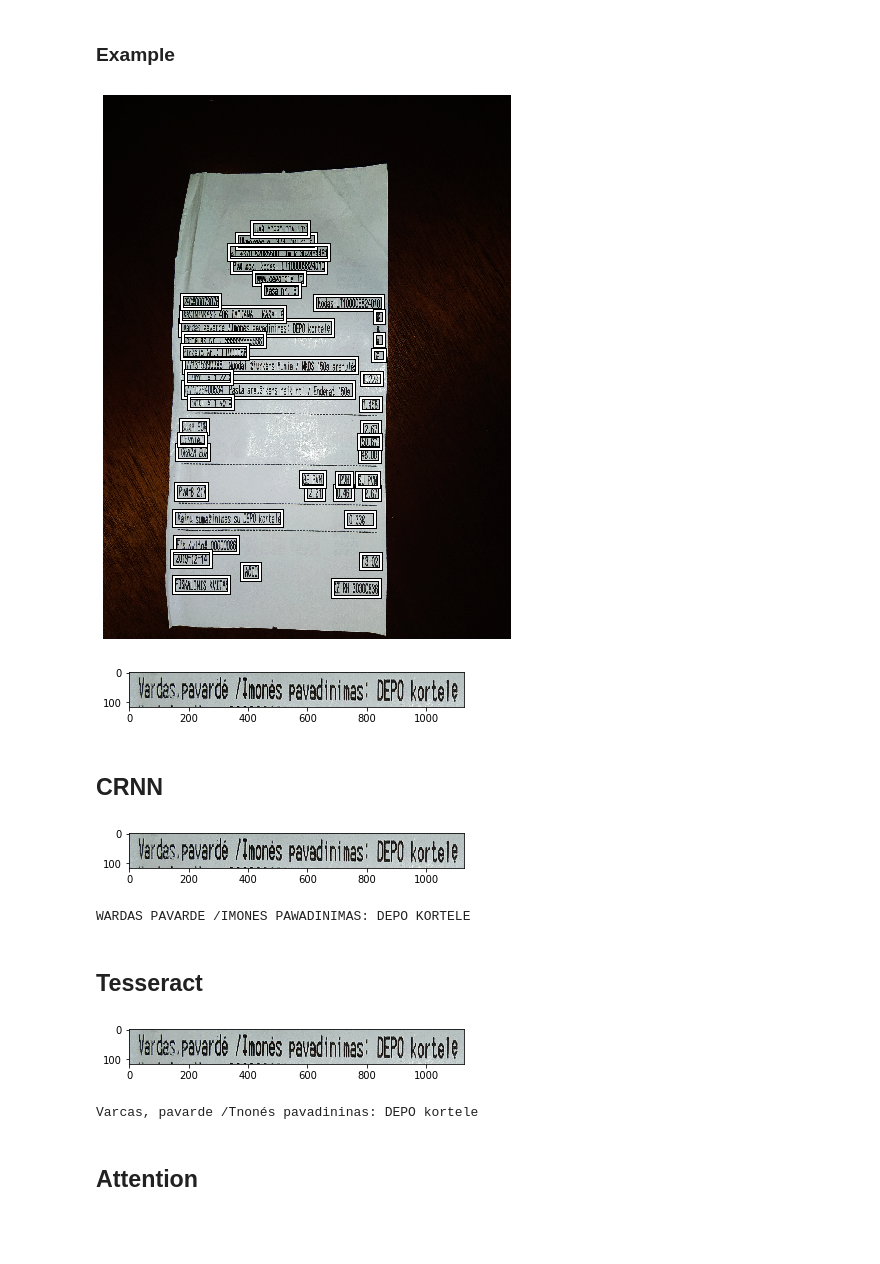
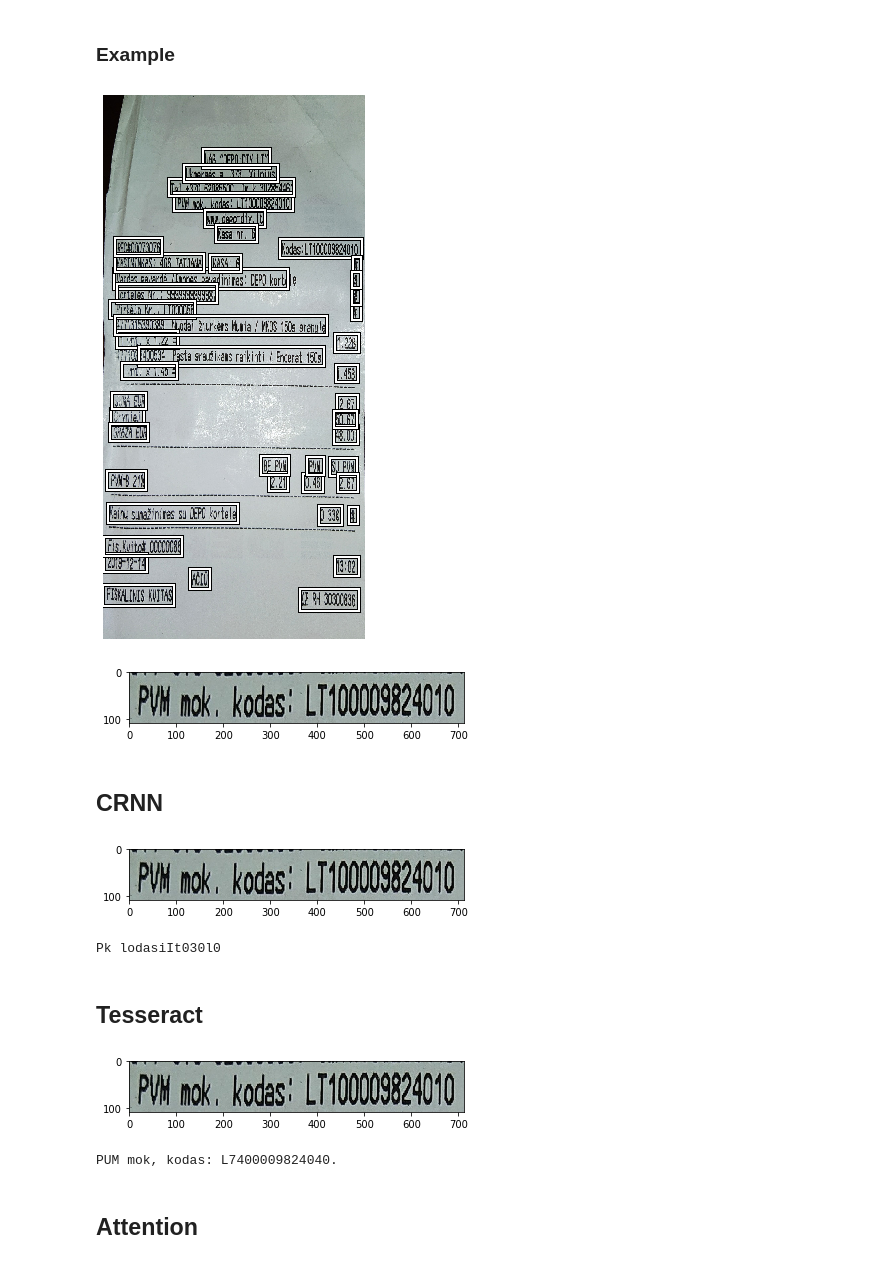
Before and after one commit to doas3140/ocr-pipeline, a Jupyter notebook: nbs/06_ocr_inference.ipynb, the cells around one changed output. Saved outputs shown, nothing was run; the diff lists cells and outputs as text; code cells hidden in the pictures; blank space fills up the shorter version.

```diff
--- a/nbs/06_ocr_inference.ipynb
+++ b/nbs/06_ocr_inference.ipynb
@@ -12,22 +12,22 @@ import cv2
 # %%
 from ocr.bbox_east_training import *
 from ocr.bbox_east_inference import TextBBoxPredictor, show_bboxes_on_image
+t = TextBBoxPredictor(model_name='east_bbox_10x3', use_gpu=False)
 
-im = cv2.imread('../test_data/cekis.jpg')
+im = cv2.imread('../test_data/cekis_cropped.jpg')
 im = im[ :, :, [2,1,0] ] # BGR -> RGB
 
-t = TextBBoxPredictor(model_name='east_bbox_10x3', use_gpu=False)
 bboxes = t.image2bboxes(tensor(im), offset=10, nms_threshold=0.2)
 show_bboxes_on_image(im, bboxes)
 # %% [output]
-[figure, old version]
+[figure, new version]
 # %%
 for t,l,b,r in bboxes:
     text_im = im[ t:b , l:r ]
     plot(text_im)
     break
 # %% [output]
-[figure, old version]
+[figure, new version]
 # %%
 #export
 class OcrPredictor:
@@ -87,8 +87,8 @@ plot(text_im)
 text = c.image2text(tensor(text_im))
 print(text)
 # %% [output]
-[figure, old version]
+[figure, new version]
-WARDAS PAVARDE /IMONES PAWADINIMAS: DEPO KORTELE
+Pk lodasiIt030l0
 # %% [markdown]
 ## Tesseract
 # %%
@@ -112,8 +112,8 @@ plot(text_im)
 text = c.image2text(tensor(text_im))
 print(text)
 # %% [output]
-[figure, old version]
+[figure, new version]
-Varcas, pavarde /Tnonés pavadininas: DEPO kortele
+PUM mok, kodas: L7400009824040.
 # %% [markdown]
 ## Attention
 # %%
```
Also changed, not shown: parts of 10 cells of this notebook, 26 other files.
